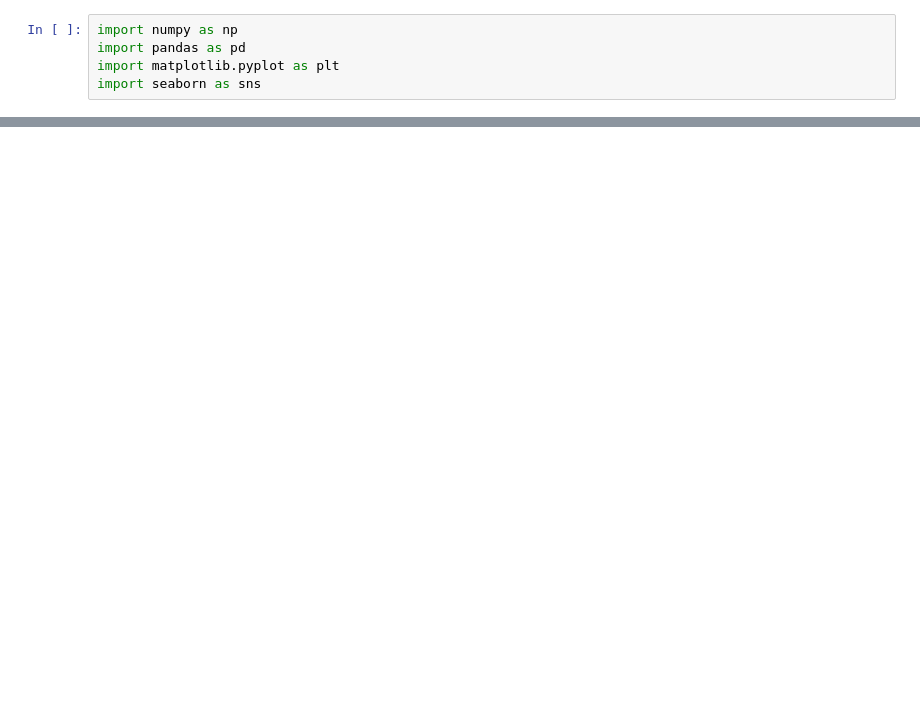
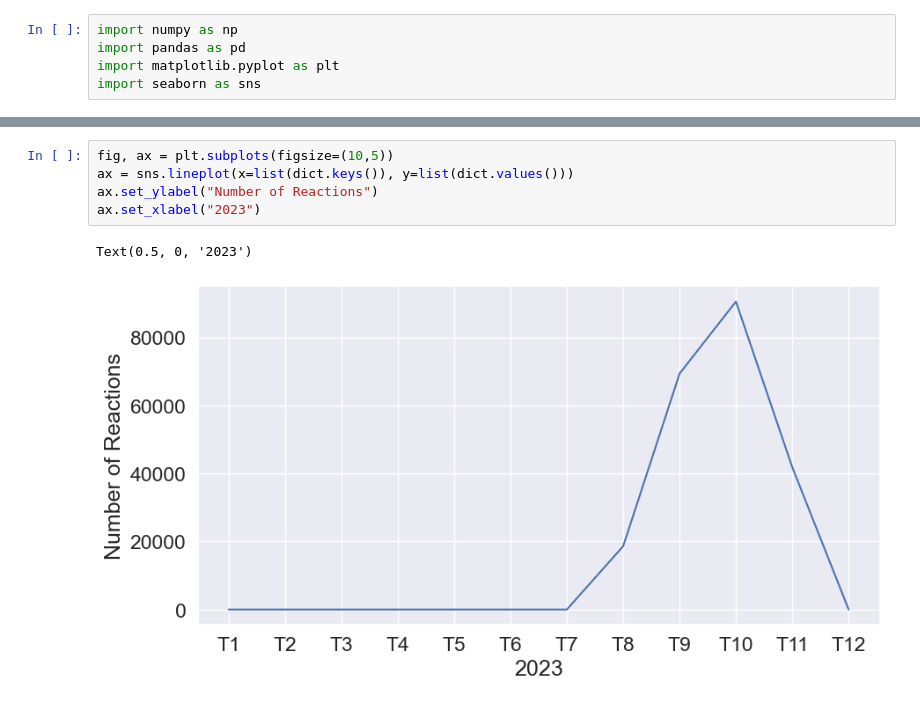
Before and after one commit to photienanh/final_project, a Jupyter notebook: analyze_data.ipynb, the cells around one changed output, grey strips where cells are left out. Saved outputs shown, nothing was run; the diff lists cells and outputs as text; blank space fills up the shorter version.

```diff
--- a/analyze_data.ipynb
+++ b/analyze_data.ipynb
@@ -89,0 +281,8 @@ plt.show()
+# %%
+fig, ax = plt.subplots(figsize=(10,5))
+ax = sns.lineplot(x=list(dict.keys()), y=list(dict.values()))
+ax.set_ylabel("Number of Reactions")
+ax.set_xlabel("2023")
+# %% [output]
+Text(0.5, 0, '2023')
+[figure, added]
```
Also changed, not shown: parts of 41 cells of this notebook, 1 other file.
